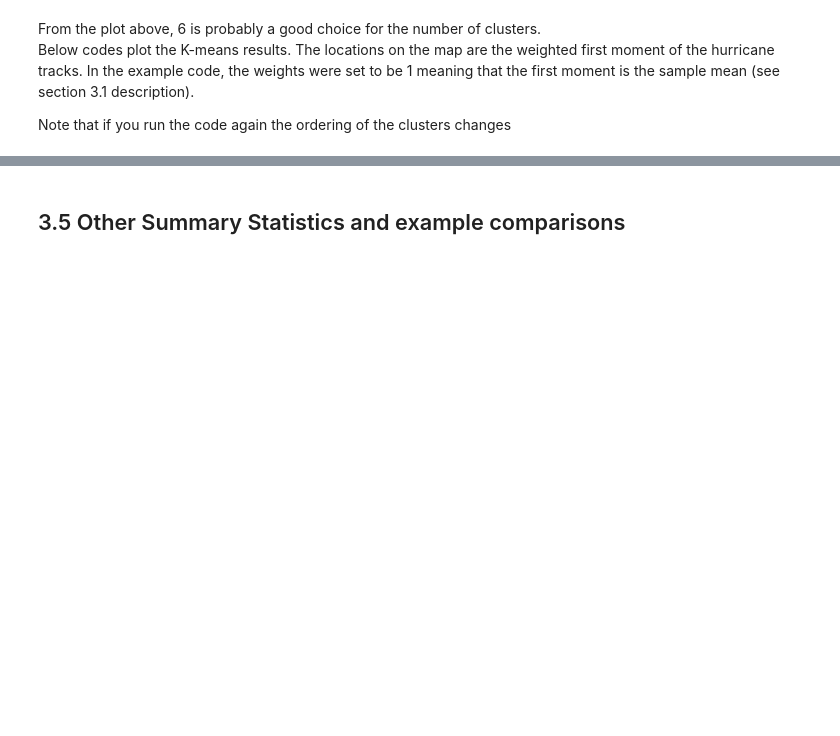
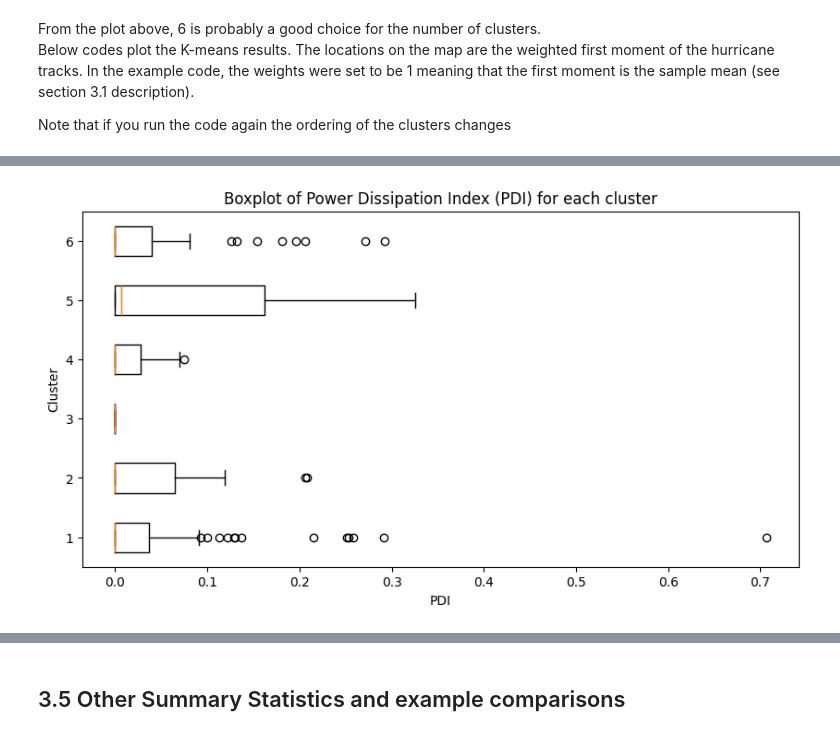
Before and after one commit to JuanPalaciosGodoy/climate-prediction-with-ml-team-1, a Jupyter notebook: Project-StarterCodes/Project1-EDAV/lib/Project1_Starter.ipynb, the cells around one changed output, grey strips where cells are left out. Drawn from its saved outputs; the diff is of its cells as text; code cells hidden in the pictures; blank space fills up the shorter version.

```diff
--- a/Project-StarterCodes/Project1-EDAV/lib/Project1_Starter.ipynb
+++ b/Project-StarterCodes/Project1-EDAV/lib/Project1_Starter.ipynb
@@ -625,3 +619,18 @@ Text(0.5, 1.0, 'K-means clustering result, 6 clusters')
+# %%
+# plot clusters on x axis and pdi on y axis and show distribution of pdi in each cluster using boxplot
+
+cluster_pdi = [[] for i in range(6)]
+for i in range(len(labels)):
+    cluster_pdi[labels[i]].append(pdi_lst[i])
+
+plt.figure(figsize=(10, 5))
+plt.boxplot(cluster_pdi, vert=False)
+plt.xlabel('PDI')
+plt.ylabel('Cluster')
+plt.title('Boxplot of Power Dissipation Index (PDI) for each cluster')
+plt.show()
+# %% [output]
+[figure, added]
 # %%
 # consider a different number of clusters (colors set for up to 12, add more colors if you want more clusters)
 km = k_means(moment_lst, n_clusters=12)
```
Also changed, not shown: parts of 23 cells of this notebook.
